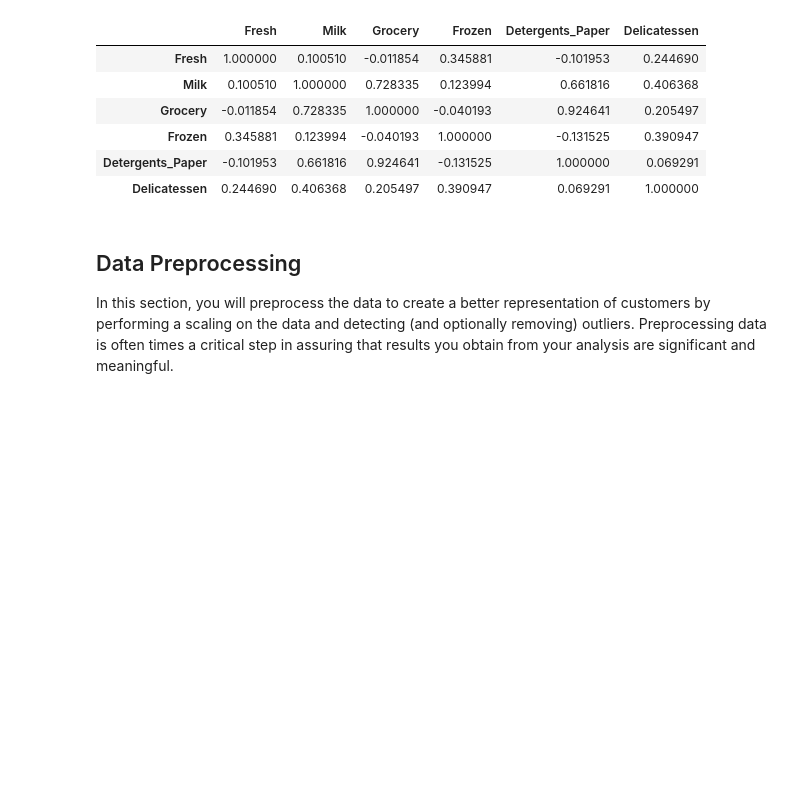
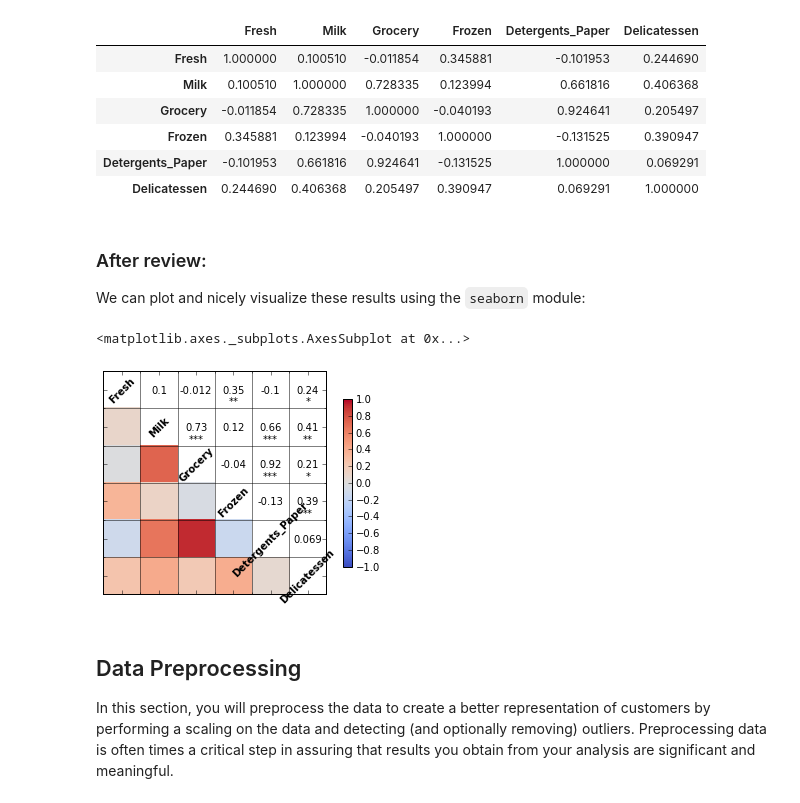
Before and after one commit to tomasn4a/customer_segments, a Jupyter notebook: customer_segments/customer_segments.ipynb, the cells around one changed output. Cells and saved outputs as stored; diff of their text form; code cells hidden in the pictures; blank space fills up the shorter version.

Commit message:
modify solution after review

```diff
--- a/customer_segments/customer_segments.ipynb
+++ b/customer_segments/customer_segments.ipynb
@@ -142,6 +142,17 @@ data.corr()
 | Frozen | 0.345881 | 0.123994 | -0.040193 | 1.000000 | -0.131525 | 0.390947 |
 | Detergents_Paper | -0.101953 | 0.661816 | 0.924641 | -0.131525 | 1.000000 | 0.069291 |
 | Delicatessen | 0.244690 | 0.406368 | 0.205497 | 0.390947 | 0.069291 | 1.000000 |
+# %% [markdown]
+### After review:
+
+We can plot and nicely visualize these results using the `seaborn` module:
+# %%
+import seaborn as sns
+
+sns.corrplot(data)
+# %% [output]
+<matplotlib.axes._subplots.AxesSubplot at 0x...>
+[figure, added]
 # %% [markdown]
 ## Data Preprocessing
 In this section, you will preprocess the data to create a better representation of customers by performing a scaling on the data and detecting (and optionally removing) outliers. Preprocessing data is often times a critical step in assuring that results you obtain from your analysis are significant and meaningful.
```
Also changed, not shown: parts of 2 cells of this notebook, 1 other file.
